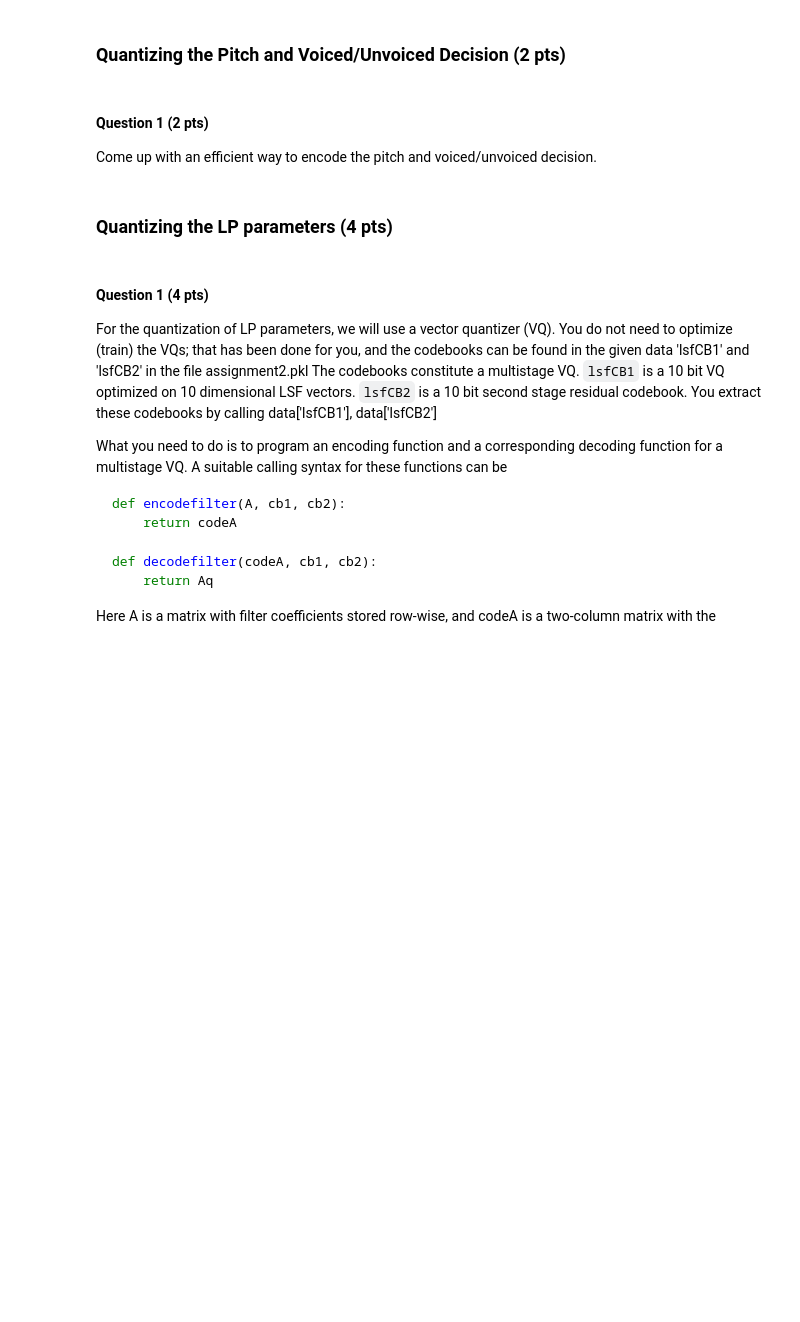
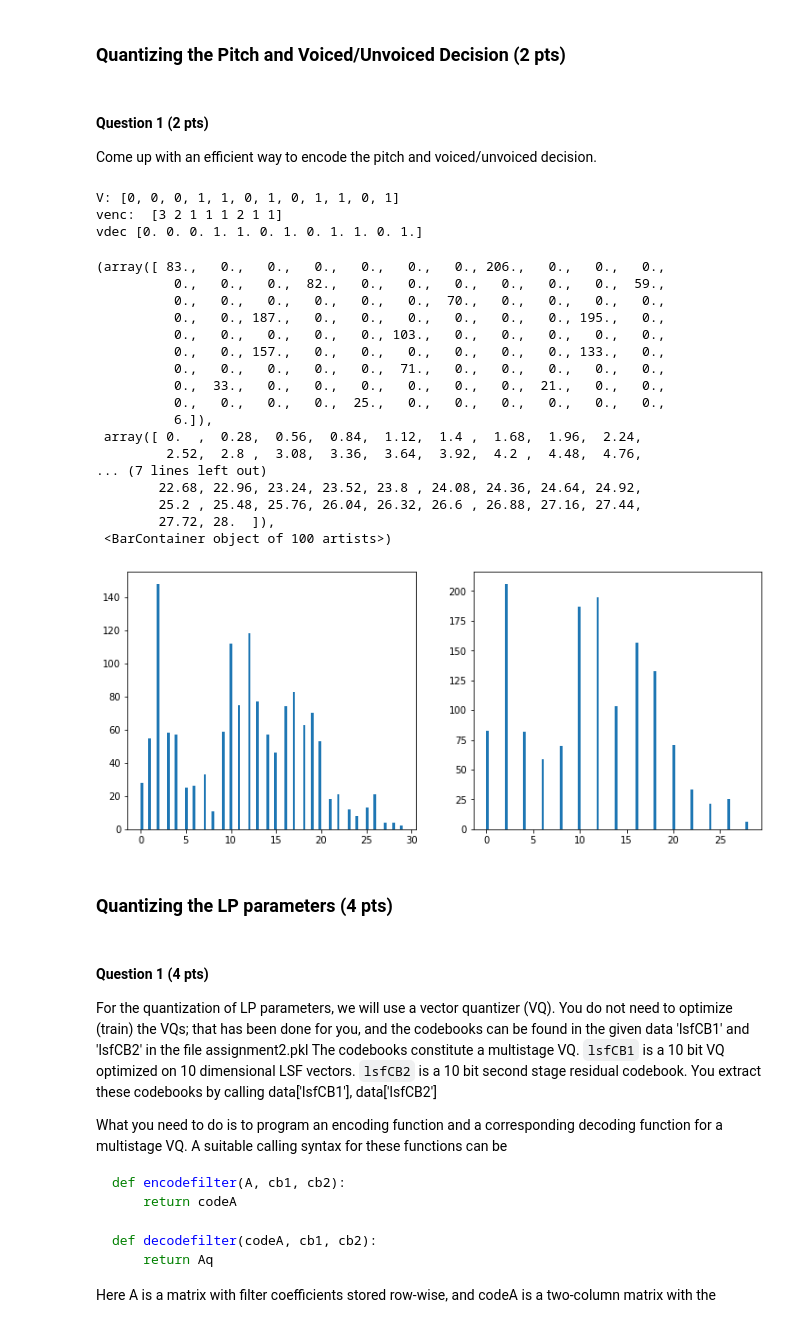
Before and after one commit to bossersimon/EQ2321, a Jupyter notebook: lab2/assignment_2.ipynb, the cells around one changed output. Saved outputs shown, nothing was run; the diff lists cells and outputs as text; code cells hidden in the pictures; blank space fills up the shorter version.

Commit message:
log quantizer, pitch encoder, voiced/unvoiced encoder

```diff
--- a/lab2/assignment_2.ipynb
+++ b/lab2/assignment_2.ipynb
@@ -168,3 +433,49 @@ Come up with an efficient way to encode the pitch and voiced/unvoiced decision.
+# %%
+# voiced/unvoiced encoding test
+
+V = [0,0,0,1,1,0,1,0,1,1,0,1]
+venc, start = encodeV(V)
+vdec = decodeV(venc,start)
+print(f"V: {V}")
+print(f"venc:  {venc}")
+print(f"vdec {vdec}")
+# %% [output]
+V: [0, 0, 0, 1, 1, 0, 1, 0, 1, 1, 0, 1]
+venc:  [3 2 1 1 1 2 1 1]
+vdec [0. 0. 0. 1. 1. 0. 1. 0. 1. 1. 0. 1.]
+# %%
+# pitch period encoding test
+
+x = data["speech8"].reshape(-1)
+alen = 256
+ulen = 32
+M = 30
+
+E, ZC, V, A, P = analysis(x, alen, ulen, M)
+
+penc = (P//2)*2
+fig,ax = plt.subplots(1,2,figsize=(12,5))
+ax[0].hist(P, bins =100)
+ax[1].hist(penc, bins =100)
+# %% [output]
+(array([ 83.,   0.,   0.,   0.,   0.,   0.,   0., 206.,   0.,   0.,   0.,
+          0.,   0.,   0.,  82.,   0.,   0.,   0.,   0.,   0.,   0.,  59.,
+          0.,   0.,   0.,   0.,   0.,   0.,  70.,   0.,   0.,   0.,   0.,
+          0.,   0., 187.,   0.,   0.,   0.,   0.,   0.,   0., 195.,   0.,
+          0.,   0.,   0.,   0.,   0., 103.,   0.,   0.,   0.,   0.,   0.,
+          0.,   0., 157.,   0.,   0.,   0.,   0.,   0.,   0., 133.,   0.,
+          0.,   0.,   0.,   0.,   0.,  71.,   0.,   0.,   0.,   0.,   0.,
+          0.,  33.,   0.,   0.,   0.,   0.,   0.,   0.,  21.,   0.,   0.,
+          0.,   0.,   0.,   0.,  25.,   0.,   0.,   0.,   0.,   0.,   0.,
+          6.]),
+ array([ 0.  ,  0.28,  0.56,  0.84,  1.12,  1.4 ,  1.68,  1.96,  2.24,
+         2.52,  2.8 ,  3.08,  3.36,  3.64,  3.92,  4.2 ,  4.48,  4.76,
+... (7 lines left out)
+        22.68, 22.96, 23.24, 23.52, 23.8 , 24.08, 24.36, 24.64, 24.92,
+        25.2 , 25.48, 25.76, 26.04, 26.32, 26.6 , 26.88, 27.16, 27.44,
+        27.72, 28.  ]),
+ <BarContainer object of 100 artists>)
+[figure, added]
 # %% [markdown]
 ### Quantizing the LP parameters (4 pts)
 # %% [markdown]
```
Also changed, not shown: parts of 10 cells of this notebook.
